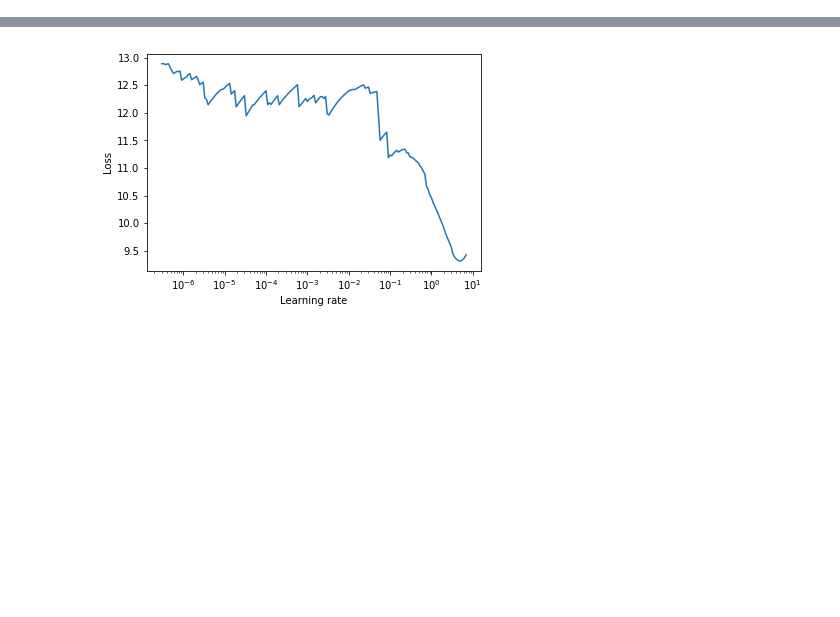
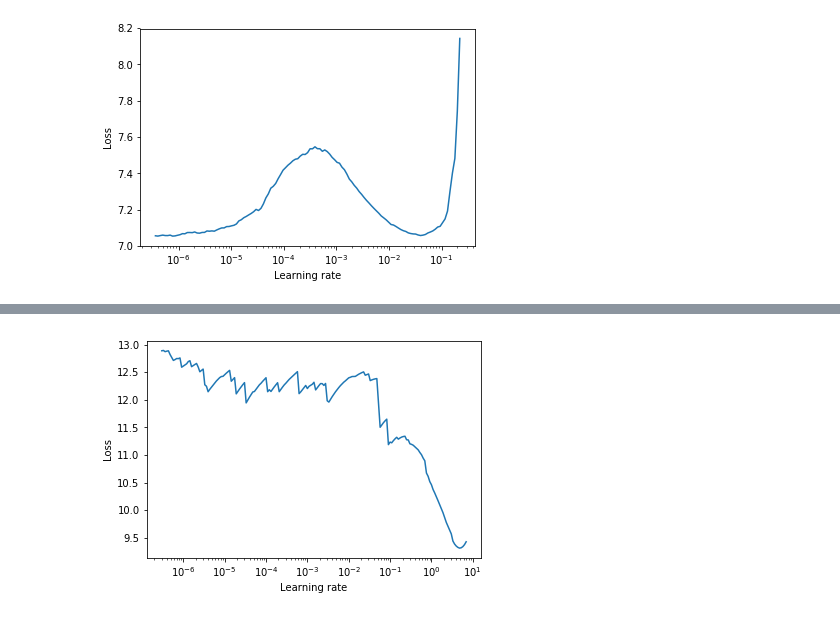
Before and after one commit to bonlime/sota_imagenet, a Jupyter notebook: lrfinder.ipynb, the cells around one changed output, grey strips where cells are left out. Saved outputs shown, nothing was run; the diff lists cells and outputs as text; code cells hidden in the pictures; blank space fills up the shorter version.

```diff
--- a/lrfinder.ipynb
+++ b/lrfinder.ipynb
@@ -337,6 +324,8 @@ class StateCacher(object):
                 os.remove(self.cached[k])
 # %%
-model = models.mobilenet_v2()
-DIR = '/home/zakirov/datasets/imagenet_2012/raw_data/'
-train_loader,val_loader, _,_ = get_loaders(DIR+'train', DIR+'validation', bs=128, val_bs=128, sz=224, workers=8, distributed=False)
+model = models.resnet50().cuda(3)
+loader = get_loader(224, 64, 4, 3, True)
+
+#DIR = '/home/zakirov/datasets/imagenet_2012/raw_data/'
+#train_loader,val_loader, _,_ = get_loaders(DIR+'train', DIR+'validation', bs=128, val_bs=128, sz=224, workers=8, distributed=False)
 # %%
@@ -346,8 +335,9 @@ len(val_loader)
 # %%
-optim = torch.optim.SGD(model.parameters(), lr=1e-7, momentum=0.9, weight_decay=1e-5)
+#optim = torch.optim.SGD(model.parameters(), lr=1e-7, momentum=0.9, weight_decay=1e-5)
+optim = optimizer_factory('rmsprop')(model.parameters(), lr=1e-7, momentum=0.9, weight_decay=1e-5)
 loss = torch.nn.CrossEntropyLoss()
 # %%
-lrfinder = LRFinder(model.cuda(), optim, loss)
-lrfinder.range_test(val_loader, num_iter=min([200, len(val_loader)]))
+lrfinder = LRFinder(model, optim, loss)
+lrfinder.range_test(loader, num_iter=150, end_lr=1)
 # %% [output]
 [interactive output not drawn]
@@ -354 +345,5 @@ lrfinder.range_test(val_loader, num_iter=min([200, len(val_loader)]))
 Learning rate search finished. See the graph with {finder_name}.plot()
+# %%
+lrfinder.plot()
+# %% [output]
+[figure, added]
```
Also changed, not shown: parts of 8 cells of this notebook, 7 other files.
